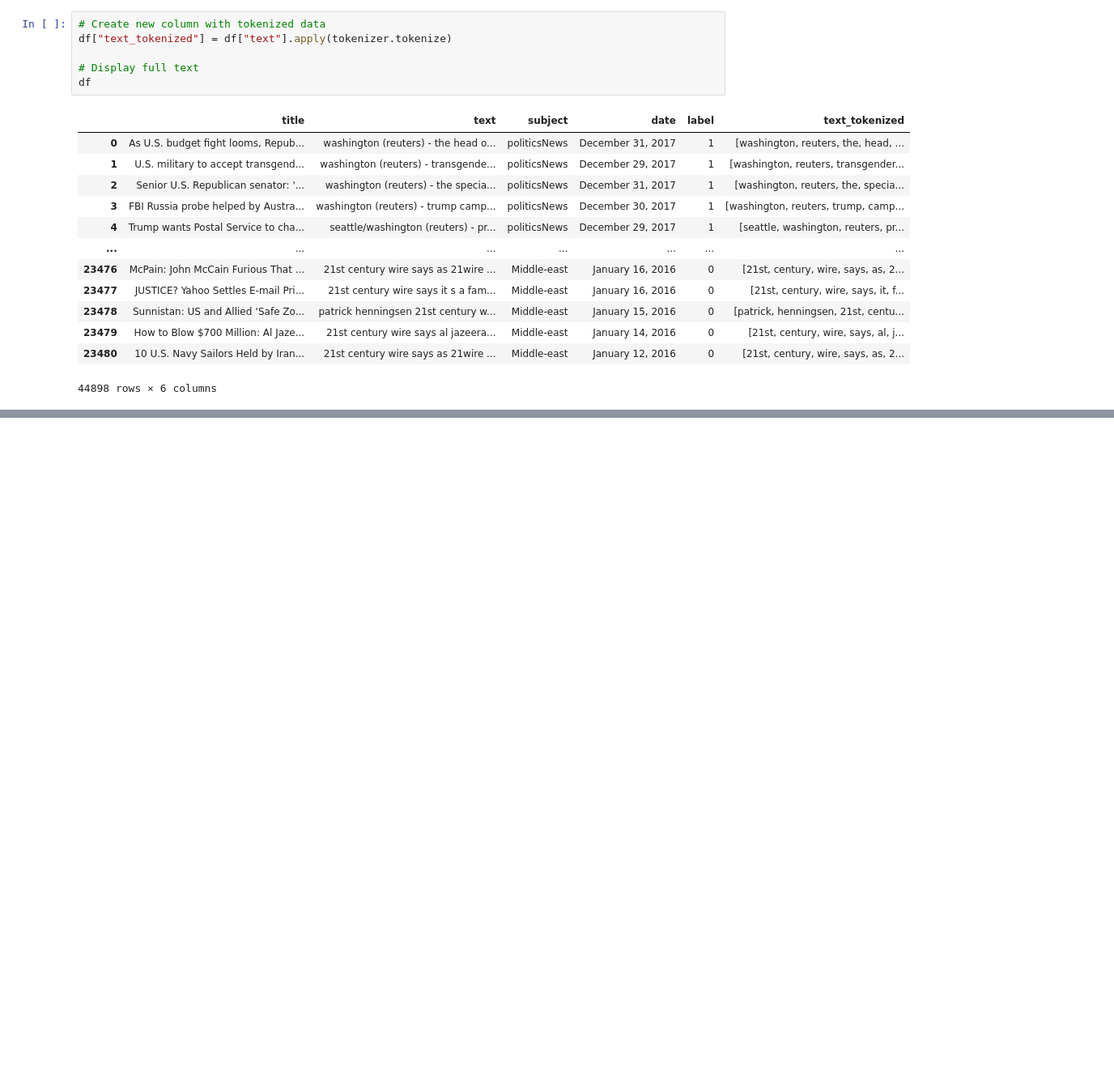
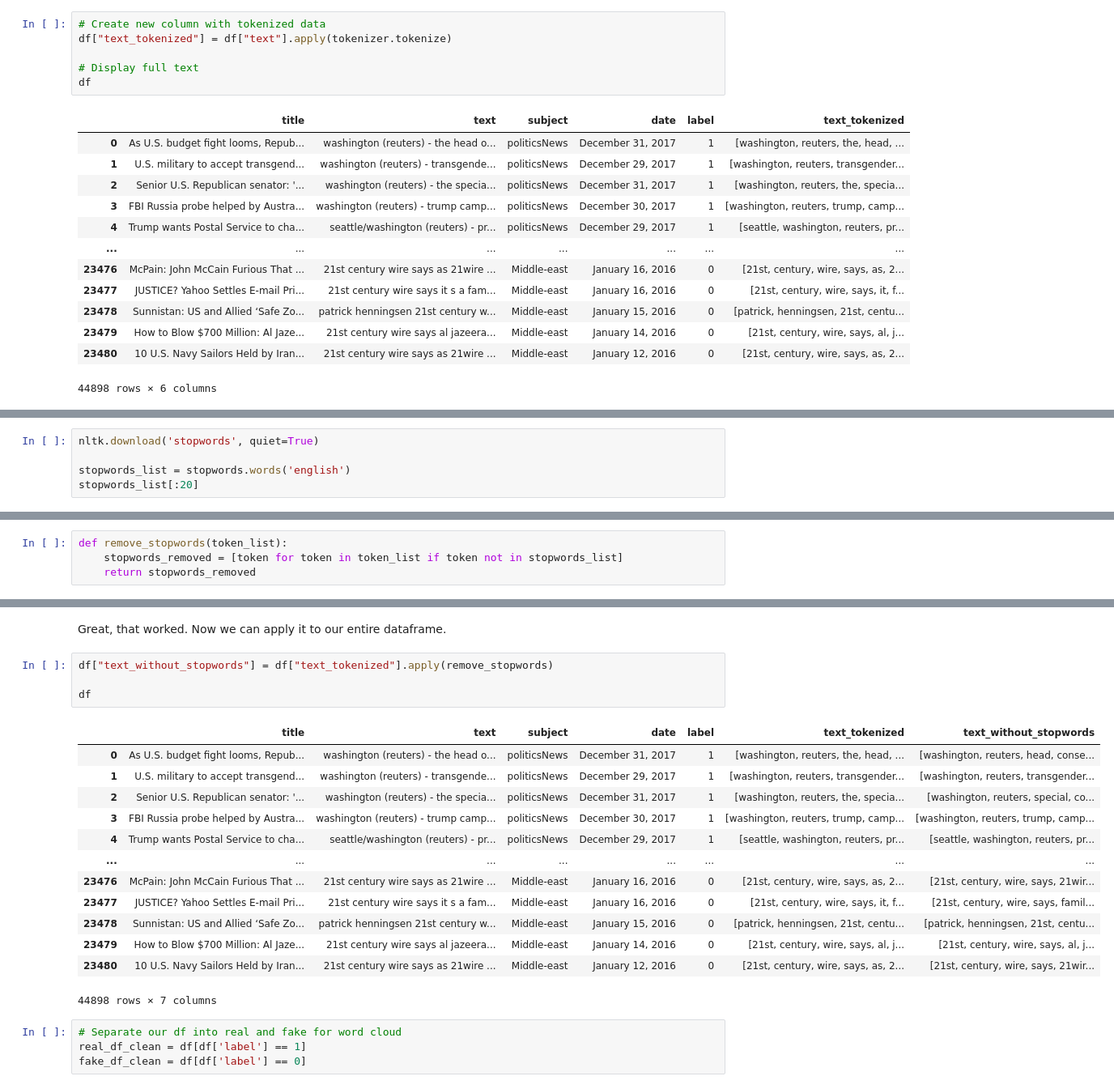
Before and after one commit to kevgross89/Phase-4-Project, a Jupyter notebook: Phase 4 Project.ipynb, the cells around one changed output, grey strips where cells are left out. Shown at 81% size. Drawn from its saved outputs; the diff is of its cells as text; blank space fills up the shorter version.

```diff
--- a/Phase 4 Project.ipynb
+++ b/Phase 4 Project.ipynb
@@ -317,0 +343,5 @@ df
+# %%
+nltk.download('stopwords', quiet=True)
+
+stopwords_list = stopwords.words('english')
+stopwords_list[:20]
@@ -317,0 +369,4 @@ df
+# %%
+def remove_stopwords(token_list):
+    stopwords_removed = [token for token in token_list if token not in stopwords_list]
+    return stopwords_removed
@@ -317,0 +384,24 @@ df
+# %% [markdown]
+Great, that worked. Now we can apply it to our entire dataframe.
+# %%
+df["text_without_stopwords"] = df["text_tokenized"].apply(remove_stopwords)
+
+df
+# %% [output]
+|  | title | text | subject | date | label | text_tokenized | text_without_stopwords |
+| 0 | As U.S. budget fight looms, Repub... | washington (reuters) - the head o... | politicsNews | December 31, 2017 | 1 | [washington, reuters, the, head, ... | [washington, reuters, head, conse... |
+| 1 | U.S. military to accept transgend... | washington (reuters) - transgende... | politicsNews | December 29, 2017 | 1 | [washington, reuters, transgender... | [washington, reuters, transgender... |
+| 2 | Senior U.S. Republican senator: '... | washington (reuters) - the specia... | politicsNews | December 31, 2017 | 1 | [washington, reuters, the, specia... | [washington, reuters, special, co... |
+| 3 | FBI Russia probe helped by Austra... | washington (reuters) - trump camp... | politicsNews | December 30, 2017 | 1 | [washington, reuters, trump, camp... | [washington, reuters, trump, camp... |
+| 4 | Trump wants Postal Service to cha... | seattle/washington (reuters) - pr... | politicsNews | December 29, 2017 | 1 | [seattle, washington, reuters, pr... | [seattle, washington, reuters, pr... |
+| ... | ... | ... | ... | ... | ... | ... | ... |
+| 23476 | McPain: John McCain Furious That ... | 21st century wire says as 21wire ... | Middle-east | January 16, 2016 | 0 | [21st, century, wire, says, as, 2... | [21st, century, wire, says, 21wir... |
+| 23477 | JUSTICE? Yahoo Settles E-mail Pri... | 21st century wire says it s a fam... | Middle-east | January 16, 2016 | 0 | [21st, century, wire, says, it, f... | [21st, century, wire, says, famil... |
+| 23478 | Sunnistan: US and Allied ‘Safe Zo... | patrick henningsen 21st century w... | Middle-east | January 15, 2016 | 0 | [patrick, henningsen, 21st, centu... | [patrick, henningsen, 21st, centu... |
+| 23479 | How to Blow $700 Million: Al Jaze... | 21st century wire says al jazeera... | Middle-east | January 14, 2016 | 0 | [21st, century, wire, says, al, j... | [21st, century, wire, says, al, j... |
+| 23480 | 10 U.S. Navy Sailors Held by Iran... | 21st century wire says as 21wire ... | Middle-east | January 12, 2016 | 0 | [21st, century, wire, says, as, 2... | [21st, century, wire, says, 21wir... |
+44898 rows × 7 columns
+# %%
+# Separate our df into real and fake for word cloud
+real_df_clean = df[df['label'] == 1]
+fake_df_clean = df[df['label'] == 0]
```
Also changed, not shown: parts of 7 cells of this notebook.
